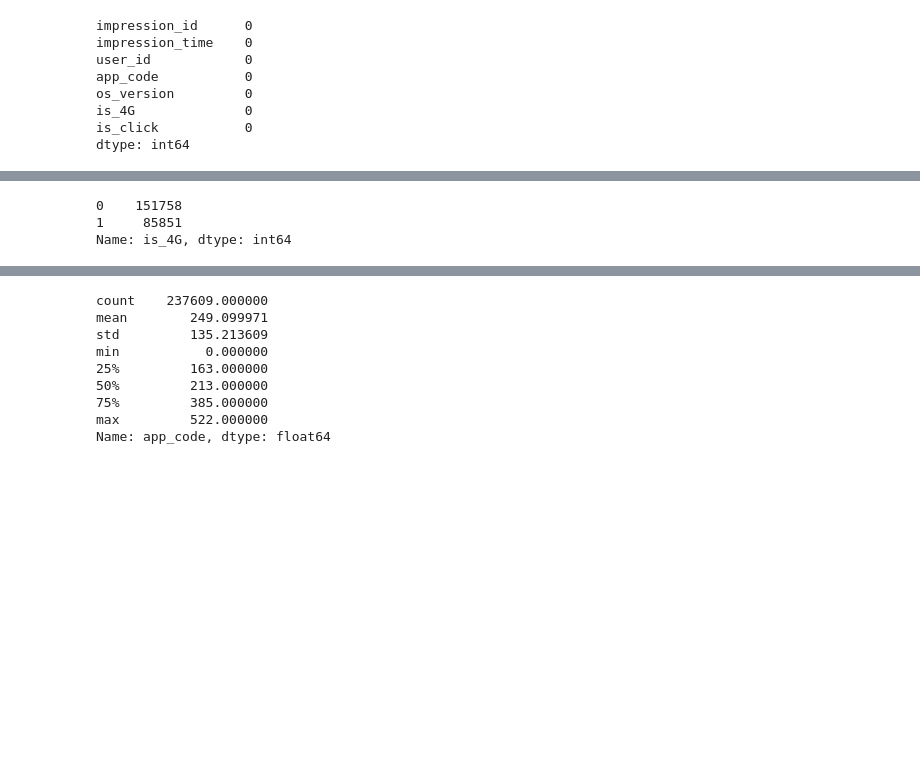
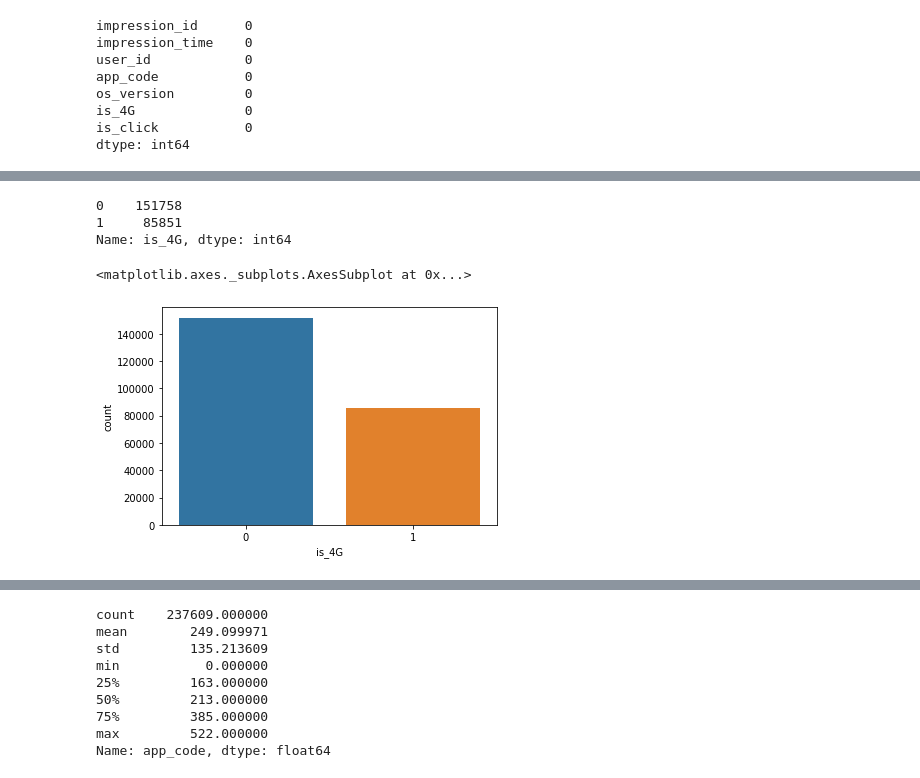
Before and after one commit to satya-thirumani/Python, a Jupyter notebook: AV WNS analytics wizard 2019/WNS_analytics_wizard_2019.ipynb, the cells around one changed output, grey strips where cells are left out. Cells and saved outputs as stored; diff of their text form; code cells hidden in the pictures; blank space fills up the shorter version.

```diff
--- a/AV WNS analytics wizard 2019/WNS_analytics_wizard_2019.ipynb
+++ b/AV WNS analytics wizard 2019/WNS_analytics_wizard_2019.ipynb
@@ -190,7 +186,10 @@ Name: is_click, dtype: float64
 # %%
-train.is_4G.value_counts().sort_index()
+print(train.is_4G.value_counts().sort_index())
+sns.countplot(train["is_4G"])
 # %% [output]
 0    151758
 1     85851
 Name: is_4G, dtype: int64
+<matplotlib.axes._subplots.AxesSubplot at 0x...>
+[figure, added]
 # %%
```
Also changed, not shown: parts of 67 cells of this notebook.
